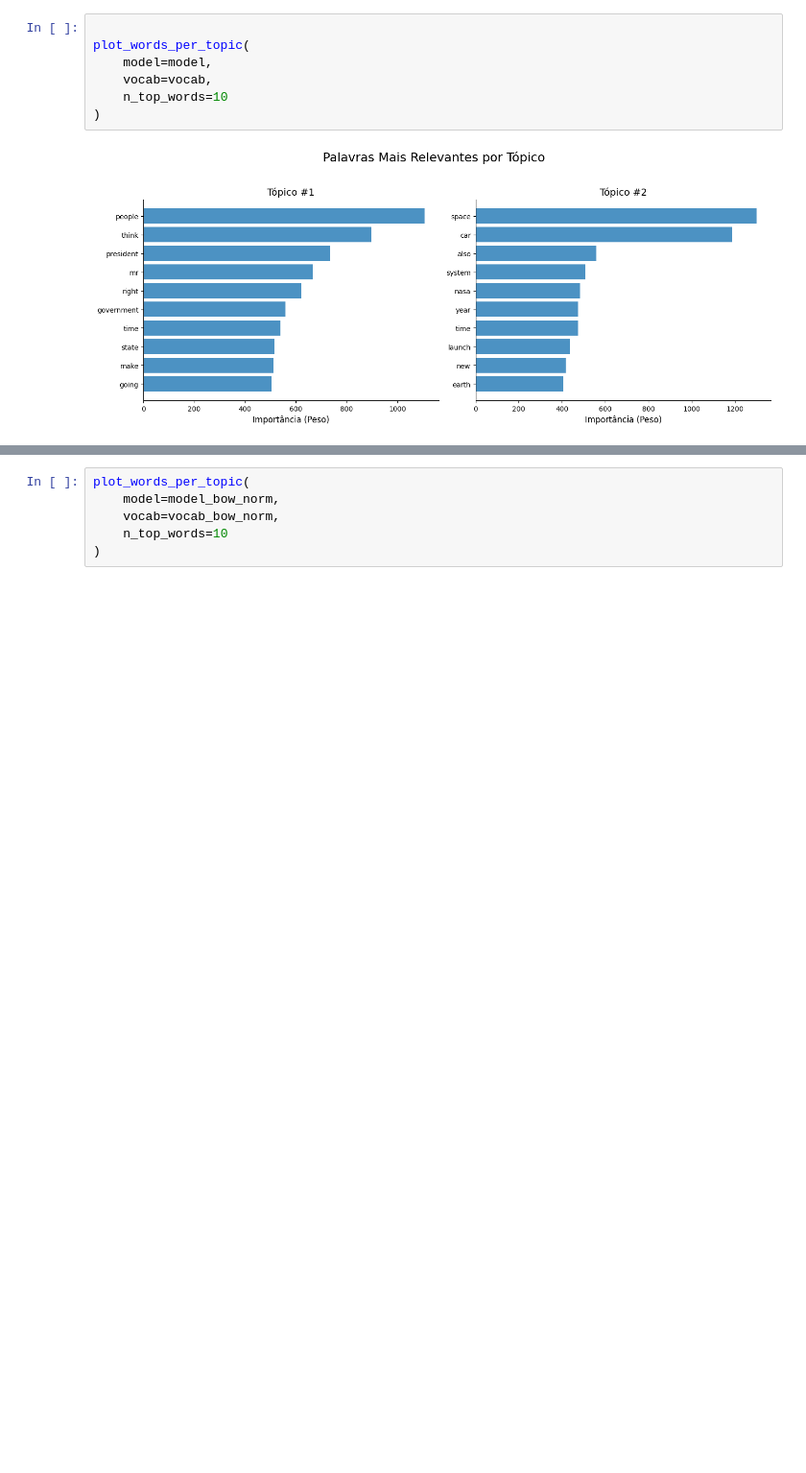
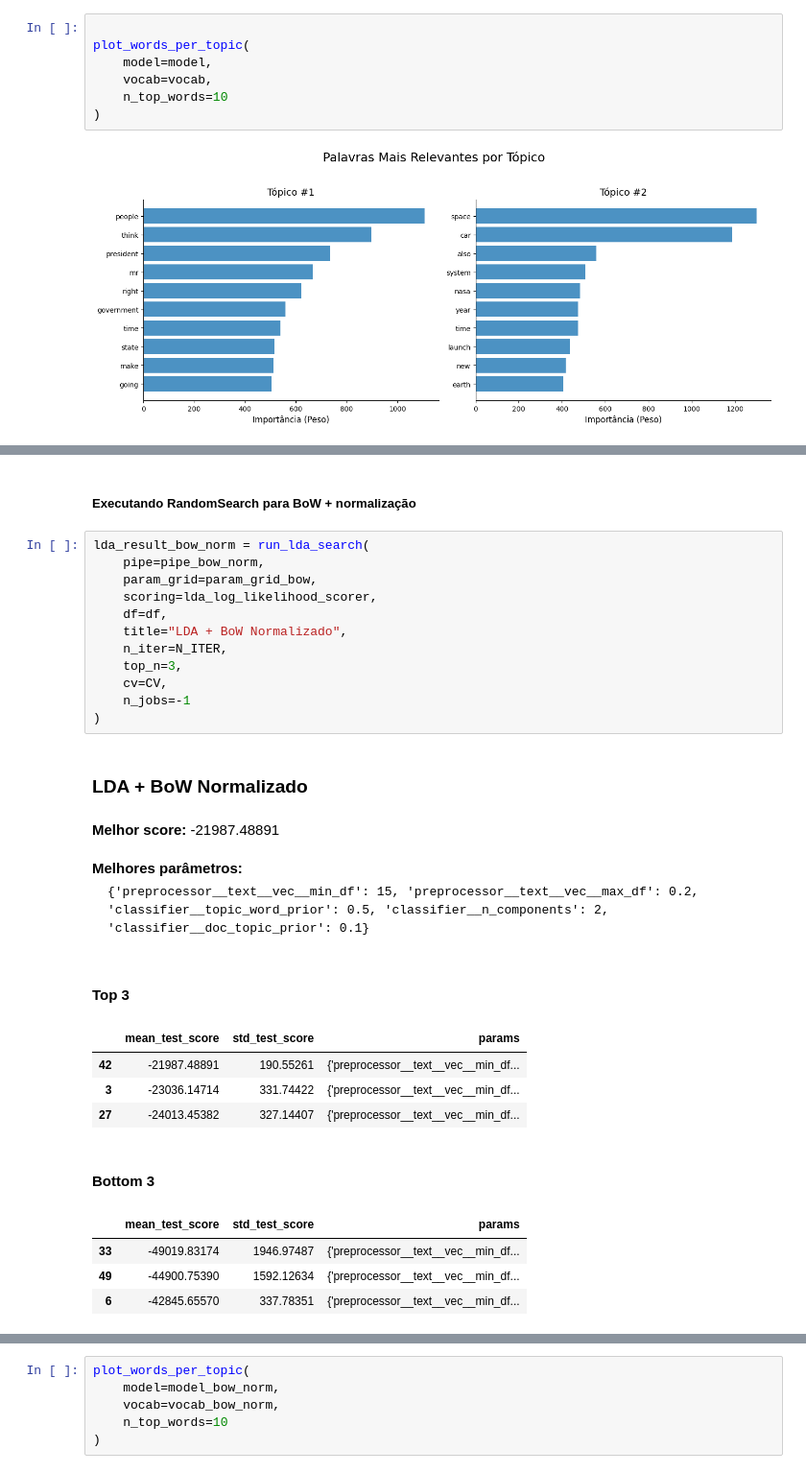
Before and after one commit to gilcesarf/imd1107-202601, a Jupyter notebook: 2-unidade/atividade4-versao-livre.ipynb, the cells around one changed output, grey strips where cells are left out. Shown at 96% size. Saved outputs shown, nothing was run; the diff lists cells and outputs as text; blank space fills up the shorter version.

```diff
--- a/2-unidade/atividade4-versao-livre.ipynb
+++ b/2-unidade/atividade4-versao-livre.ipynb
@@ -1048,4 +1092,33 @@ thought about trying it too. When the funding gets tight, only th
 ====================================================================================================
+# %% [markdown]
+##### Executando RandomSearch para BoW + normalização
+# %%
+lda_result_bow_norm = run_lda_search(
+    pipe=pipe_bow_norm,
+    param_grid=param_grid_bow,
+    scoring=lda_log_likelihood_scorer,
+    df=df,
+    title="LDA + BoW Normalizado",
+    n_iter=N_ITER,
+    top_n=3,
+    cv=CV,
+    n_jobs=-1
+)
+# %% [output]
+LDA + BoW Normalizado
+Melhor score: -21987.48891
+Melhores parâmetros:
+{'preprocessor__text__vec__min_df': 15, 'preprocessor__text__vec__max_df': 0.2, 'classifier__topic_word_prior': 0.5, 'classifier__n_components': 2, 'classifier__doc_topic_prior': 0.1}
+Top 3
+|  | mean_test_score | std_test_score | params |
+| 42 | -21987.48891 | 190.55261 | {'preprocessor__text__vec__min_df... |
+| 3 | -23036.14714 | 331.74422 | {'preprocessor__text__vec__min_df... |
+| 27 | -24013.45382 | 327.14407 | {'preprocessor__text__vec__min_df... |
+Bottom 3
+|  | mean_test_score | std_test_score | params |
+| 33 | -49019.83174 | 1946.97487 | {'preprocessor__text__vec__min_df... |
+| 49 | -44900.75390 | 1592.12634 | {'preprocessor__text__vec__min_df... |
+| 6 | -42845.65570 | 337.78351 | {'preprocessor__text__vec__min_df... |
 # %%
 best_pipe_bow_norm = lda_result_bow_norm["best_pipe"]
 
```
Also changed, not shown: parts of 31 cells of this notebook.
